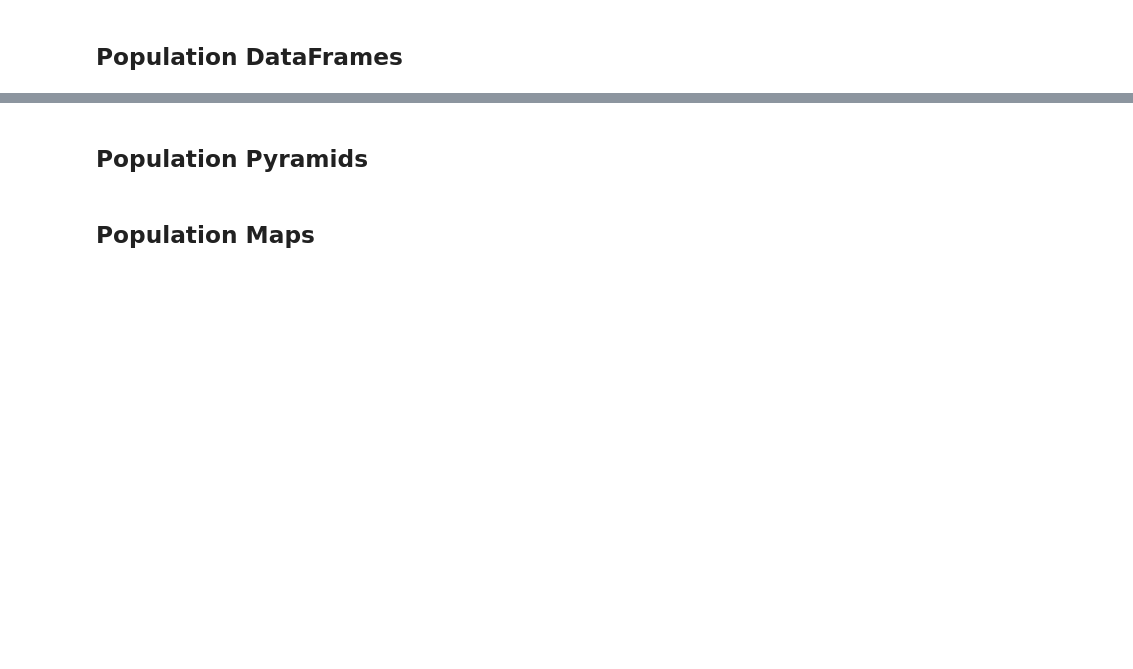
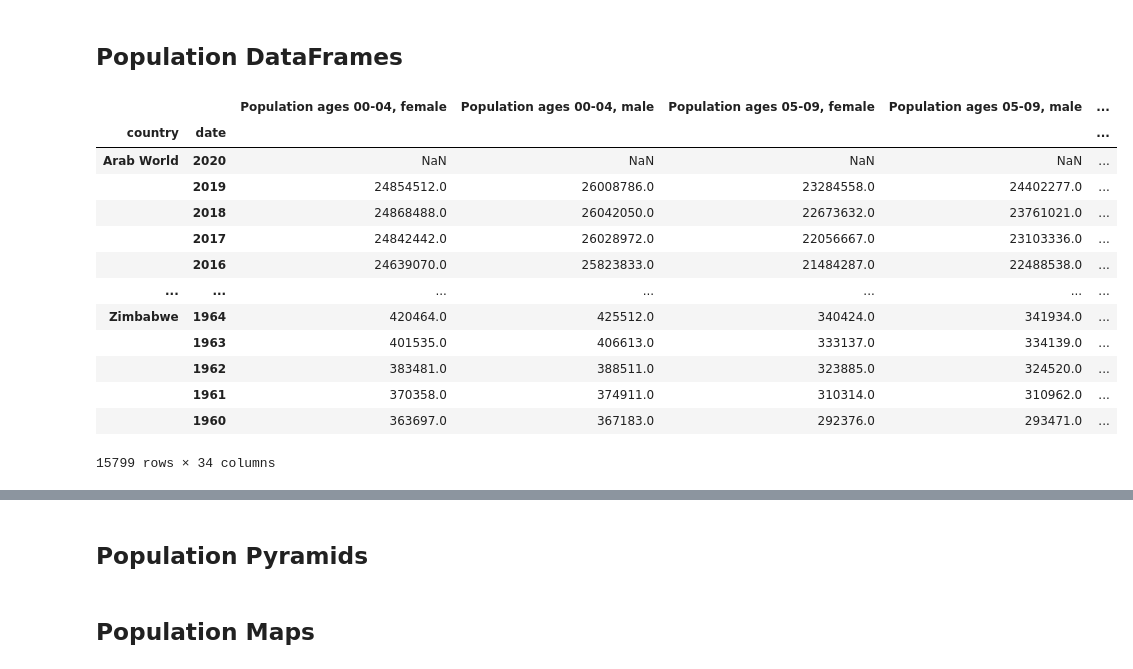
Before and after one commit to singcheerto/project1, a Jupyter notebook: project1.ipynb, the cells around one changed output, grey strips where cells are left out. Cells and saved outputs as stored; diff of their text form; code cells hidden in the pictures; blank space fills up the shorter version.

```diff
--- a/project1.ipynb
+++ b/project1.ipynb
@@ -125,23 +146,44 @@ population("Female", 2010, (15,19), "CHN")
 # %% [markdown]
 ## Population DataFrames
 # %%
-def population_df():
+def population_dataframes(indicators):
     def find_labels(indicators):
-    labels = {}
+        labels = {}
 
-    for i in range(len(indicators)):
-        col_id = indicators[i]['id']
-        col_name = indicators[i]['name']
-        labels[col_id] = col_name
+        for i in range(len(indicators)):
+            col_id = indicators[i]['id']
+            col_name = indicators[i]['name']
+            labels[col_id] = col_name
 
-    # Select items in the list that contain relevant population data by filtering through string patterns.
-    r = re.compile("(SP.POP).[\d]{2}[A-Z0-9]{2}.[MAFE]{2}$")
-    col_keys = list(filter(r.match, labels))
-    col_keys
+        # Select items in the list that contain relevant population data by filtering through string patterns.
+        r = re.compile("(SP.POP).[\d]{2}[A-Z0-9]{2}.[MAFE]{2}$")
+        col_keys = list(filter(r.match, labels))
+        col_keys
 
-    labels_filtered = {}
-    for key, value in labels.items():
-        if key in col_keys:
-            labels_filtered[key] = value
+        labels_filtered = {}
 
-    return labels_filtered
+        for key, value in labels.items():
+            if key in col_keys:
+                labels_filtered[key] = value
+        return labels_filtered
+
+    variable_labels = find_labels(indicators_40)
+    return wbdata.get_dataframe(variable_labels)
+# %%
+pop_df = population_dataframes(indicators_40)
+pop_df
+# %% [output]
+|  |  | Population ages 00-04, female | Population ages 00-04, male | Population ages 05-09, female | Population ages 05-09, male | ... |
+| country | date |  |  |  |  | ... |
+| Arab World | 2020 | NaN | NaN | NaN | NaN | ... |
+|  | 2019 | 24854512.0 | 26008786.0 | 23284558.0 | 24402277.0 | ... |
+|  | 2018 | 24868488.0 | 26042050.0 | 22673632.0 | 23761021.0 | ... |
+|  | 2017 | 24842442.0 | 26028972.0 | 22056667.0 | 23103336.0 | ... |
+|  | 2016 | 24639070.0 | 25823833.0 | 21484287.0 | 22488538.0 | ... |
+| ... | ... | ... | ... | ... | ... | ... |
+| Zimbabwe | 1964 | 420464.0 | 425512.0 | 340424.0 | 341934.0 | ... |
+|  | 1963 | 401535.0 | 406613.0 | 333137.0 | 334139.0 | ... |
+|  | 1962 | 383481.0 | 388511.0 | 323885.0 | 324520.0 | ... |
+|  | 1961 | 370358.0 | 374911.0 | 310314.0 | 310962.0 | ... |
+|  | 1960 | 363697.0 | 367183.0 | 292376.0 | 293471.0 | ... |
+15799 rows × 34 columns
```
Also changed, not shown: parts of 7 cells of this notebook.
